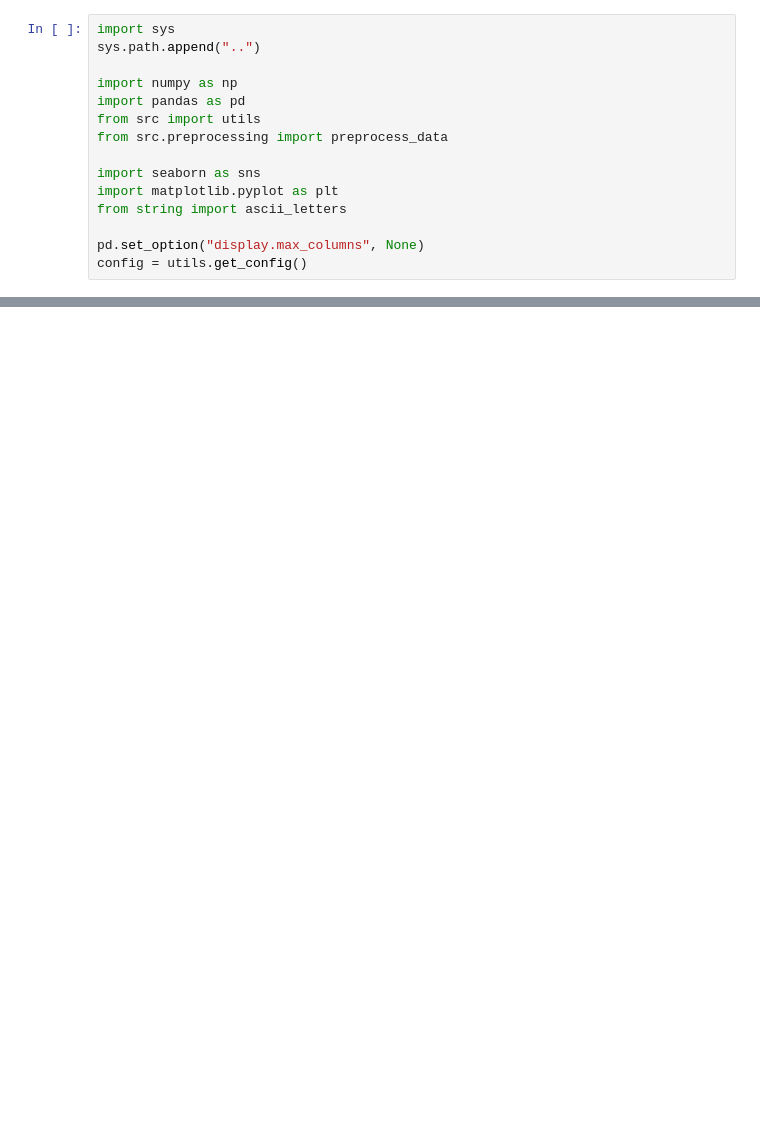
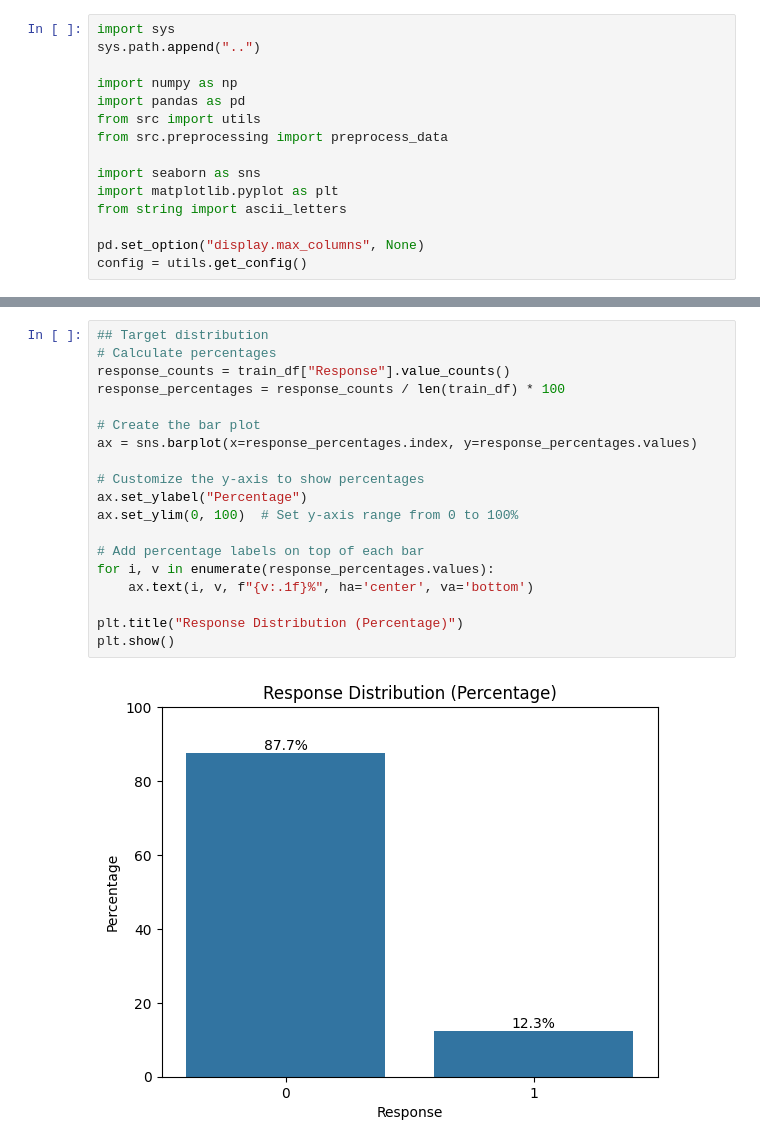
Before and after one commit to carloabimanyu/insurance-cross-selling, a Jupyter notebook: notebooks/notebook.ipynb, the cells around one changed output, grey strips where cells are left out. Saved outputs shown, nothing was run; the diff lists cells and outputs as text; blank space fills up the shorter version.

```diff
--- a/notebooks/notebook.ipynb
+++ b/notebooks/notebook.ipynb
@@ -43,0 +54,21 @@ utils.initial_check(df)
+# %%
+## Target distribution
+# Calculate percentages
+response_counts = train_df["Response"].value_counts()
+response_percentages = response_counts / len(train_df) * 100
+
+# Create the bar plot
+ax = sns.barplot(x=response_percentages.index, y=response_percentages.values)
+
+# Customize the y-axis to show percentages
+ax.set_ylabel("Percentage")
+ax.set_ylim(0, 100)  # Set y-axis range from 0 to 100%
+
+# Add percentage labels on top of each bar
+for i, v in enumerate(response_percentages.values):
+    ax.text(i, v, f"{v:.1f}%", ha='center', va='bottom')
+
+plt.title("Response Distribution (Percentage)")
+plt.show()
+# %% [output]
+[figure, added]
```
Also changed, not shown: parts of 12 cells of this notebook.
